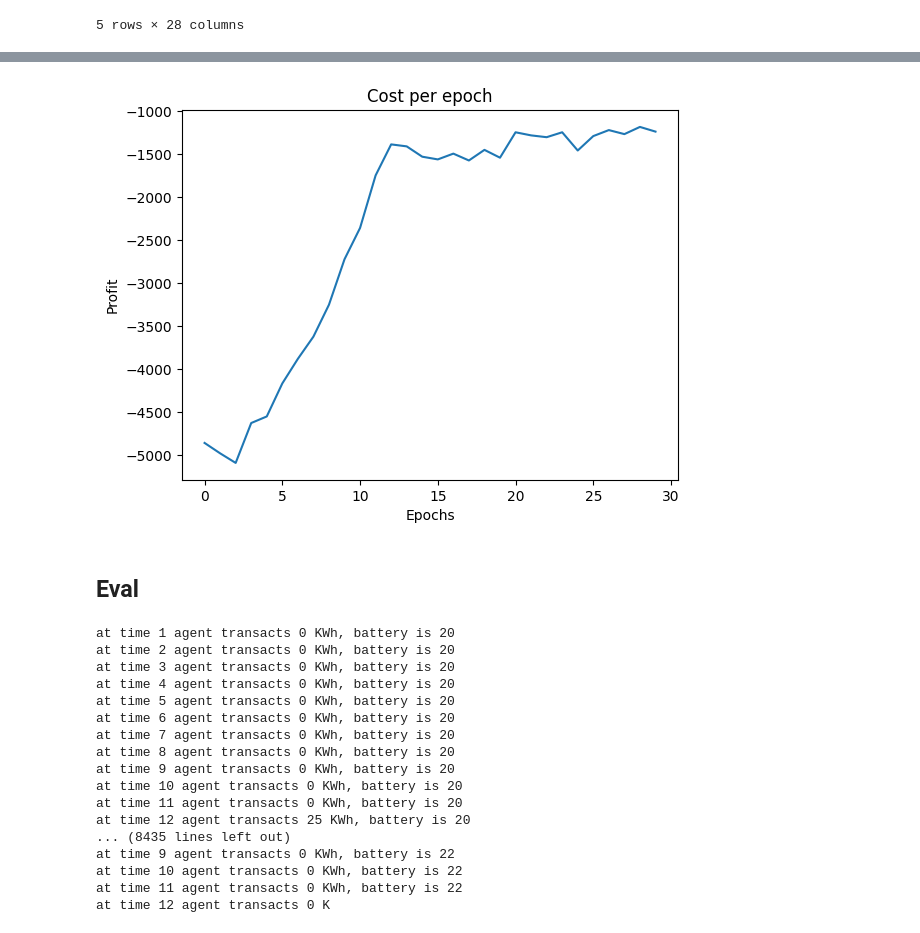
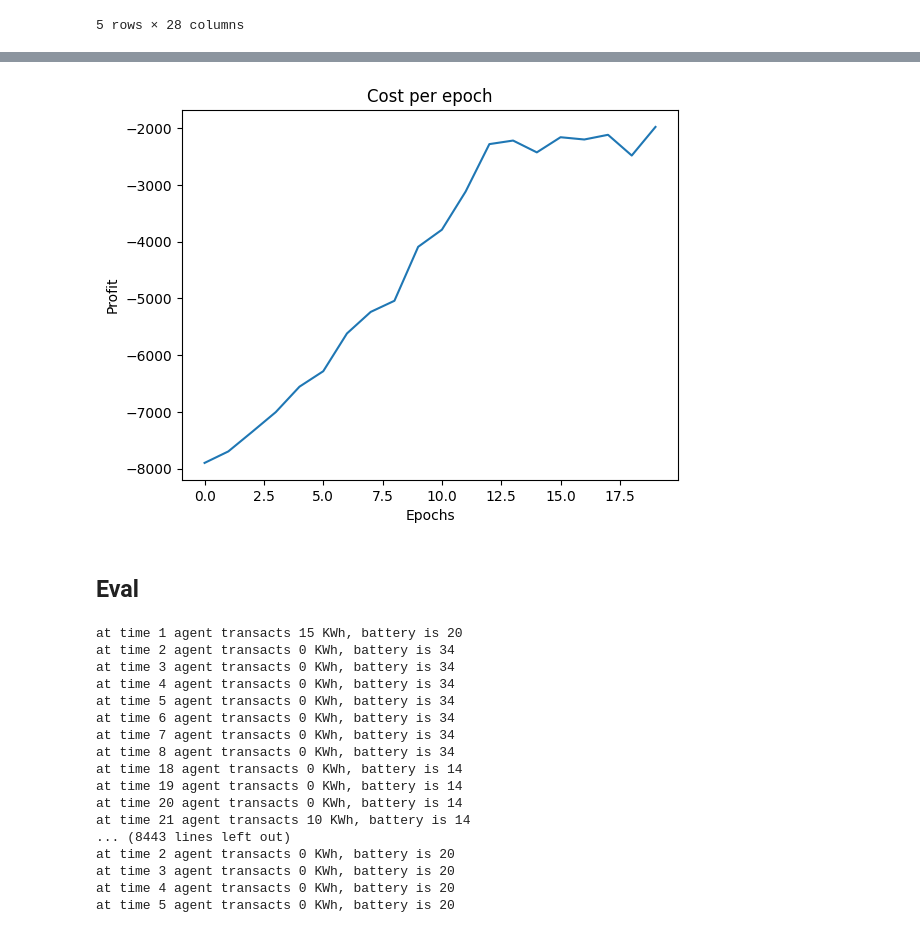
Before and after one commit to aeli3/RL-Project-2024, a Jupyter notebook: SmartGridEnv.ipynb, the cells around one changed output, grey strips where cells are left out. Cells and saved outputs as stored; diff of their text form; code cells hidden in the pictures.

```diff
--- a/SmartGridEnv.ipynb
+++ b/SmartGridEnv.ipynb
@@ -218,7 +254,7 @@ class QAgent():
         plt.ylabel('Profit')
         plt.title("Cost per epoch")
 
-env = SmartGridEnv(train[:365])
-agent = QAgent(env)
-agent.train(simulations=50)
-agent.plot_profits()
+# env = SmartGridEnv(train[:365])
+# agent = QAgent(env)
+# agent.train(simulations=50)
+# agent.plot_profits()
@@ -271,21 +306,33 @@ array([ 0.53675493,  0.91558516,  0.40603591,  0.47231047,  0.66833554,
 class SimpleQAgent(QAgent):
     def __init__(self):
         super().__init__(env)
-        self.Qtable = np.zeros((12, 3, 3))
-        self.actions = np.array([0, 25, 50])
-        self.discount_rate = 0.9
-        self.learning_rate = 0.1
+        self.Qtable = np.zeros((12, 2, 9))
+        self.actions = np.array([0, 5, 10, 15, 25, 35, 40, 45, 50])
+        self.discount_rate = 0.8
+        self.learning_rate = 0.5
         self.epsilon = 0.7
 
     def mask(self):
         if self.env.current_hour == self.env.time_constraint:
-            return np.array([self.env.current_battery >= np.ceil(45 / 0.9),
+            return np.array([self.env.current_battery >= np.ceil((20 + 25) / 0.9),
+                             self.env.current_battery >= np.ceil((20 + 20) / 0.9),
+                             self.env.current_battery >= np.ceil((20 + 15) / 0.9),
+                             self.env.current_battery >= np.ceil((20 + 10) / 0.9),
                              self.env.current_battery >= 20,
-                             self.env.current_battery <= np.ceil(25 / 0.9)])
+                             (self.env.current_battery <= np.ceil(50 - 10 / 0.9) and self.env.current_battery >= np.ceil((20 - 10) / 0.9)),
+                             (self.env.current_battery <= np.ceil(50 - 15 / 0.9) and self.env.current_battery >= np.ceil((20 - 15) / 0.9)),
+                             (self.env.current_battery <= np.ceil(50 - 20 / 0.9) and self.env.current_battery >= np.ceil((20 - 20 + 1) / 0.9)),
+                             self.env.current_battery <= np.ceil(50 - 25 / 0.9)])
         else:
             return np.array([self.env.current_battery >= np.ceil(25 / 0.9),
+                             self.env.current_battery >= np.ceil(20 / 0.9),
+                             self.env.current_battery >= np.ceil(15 / 0.9),
+                             self.env.current_battery >= np.ceil(10 / 0.9),
                              True,
-                             self.env.current_battery <= np.ceil(25 / 0.9)])
+                             self.env.current_battery <= np.ceil(50 - 10 / 0.9),
+                             self.env.current_battery <= np.ceil(50 - 15 / 0.9),
+                             self.env.current_battery <= np.ceil(50 - 20 / 0.9),
+                             self.env.current_battery <= np.ceil(50 - 25 / 0.9)])
 
     def select_action_epsilon_greedy(self, current_state):
         mask = self.mask()
@@ -299,38 +346,43 @@ class SimpleQAgent(QAgent):
         return action
 
     def train(self, simulations = 100, epsilon = 0.05):
         for i in range(simulations):
             # learning_rate / epsilon decay
             self.epsilon = max(0.05, self.epsilon - 0.05)
-            self.learning_rate *= 0.9
+            self.learning_rate *= 0.90
 
             while not self.env.done:
                 current_state = tuple(self.env.current_state)
                 action = self.select_action_epsilon_greedy(current_state)
                 next_state, reward, done, available= env.step(action)
                 next_state_mask = self.mask()
-                action = np.argwhere(self.actions == action)[0][0]
+
+                if self.env.available:
+                    action = np.argwhere(self.actions == action)[0][0]
+                else:
+                    # set action to do nothing if unavailable
+                    action = np.argwhere(self.actions == 25)[0][0]
 
                 # update Q_values
                 Q_target = (reward + self.discount_rate*np.max(self.Qtable[next_state][next_state_mask]))
                 delta = self.learning_rate * (Q_target - self.Qtable[current_state][action])
                 self.Qtable[current_state][action] = self.Qtable[current_state][action] + delta
 
             self.profit.append(env.profit)
             self.env.initialize_params()
 
     def predict(self, state):
         mask = self.mask()
         max_action = np.argmax(np.where(mask, self.Qtable[current_state], -100))
         action = self.actions[max_action]
         return action
 
-env = SmartGridEnv(train[:700])
+env = SmartGridEnv(train)
 agent = SimpleQAgent()
-agent.train(simulations=30)
+agent.train(simulations=20)
 agent.plot_profits()
 # %% [output]
-[figure, old version]
+[figure, new version]
 # %% [markdown]
 ## Eval
 # %%
@@ -343,22 +395,22 @@ while not agent.env.done:
     print(f"at time {agent.env.current_hour +  1} agent transacts {agent.env.to_discrete(action)} KWh, battery is {agent.env.current_battery}")
     next_state, reward, done, available = agent.env.step(action)
 
-print("Profit on validation set: ", eval_env.profit)
+print("Profit on validation set: ", agent.env.profit)
 # %% [output]
-at time 1 agent transacts 0 KWh, battery is 20
+at time 1 agent transacts 15 KWh, battery is 20
+at time 2 agent transacts 0 KWh, battery is 34
+at time 3 agent transacts 0 KWh, battery is 34
+at time 4 agent transacts 0 KWh, battery is 34
+at time 5 agent transacts 0 KWh, battery is 34
+at time 6 agent transacts 0 KWh, battery is 34
+at time 7 agent transacts 0 KWh, battery is 34
+at time 8 agent transacts 0 KWh, battery is 34
+at time 18 agent transacts 0 KWh, battery is 14
+at time 19 agent transacts 0 KWh, battery is 14
+at time 20 agent transacts 0 KWh, battery is 14
+at time 21 agent transacts 10 KWh, battery is 14
+... (8443 lines left out)
 at time 2 agent transacts 0 KWh, battery is 20
 at time 3 agent transacts 0 KWh, battery is 20
 at time 4 agent transacts 0 KWh, battery is 20
 at time 5 agent transacts 0 KWh, battery is 20
-at time 6 agent transacts 0 KWh, battery is 20
-at time 7 agent transacts 0 KWh, battery is 20
-at time 8 agent transacts 0 KWh, battery is 20
-at time 9 agent transacts 0 KWh, battery is 20
-at time 10 agent transacts 0 KWh, battery is 20
-at time 11 agent transacts 0 KWh, battery is 20
-at time 12 agent transacts 25 KWh, battery is 20
-... (8435 lines left out)
-at time 9 agent transacts 0 KWh, battery is 22
-at time 10 agent transacts 0 KWh, battery is 22
-at time 11 agent transacts 0 KWh, battery is 22
-at time 12 agent transacts 0 K
```
Also changed, not shown: parts of 12 cells of this notebook.
